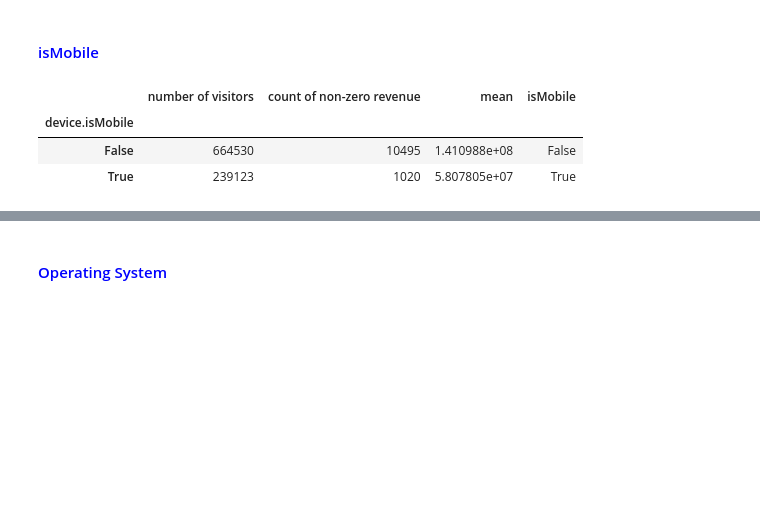
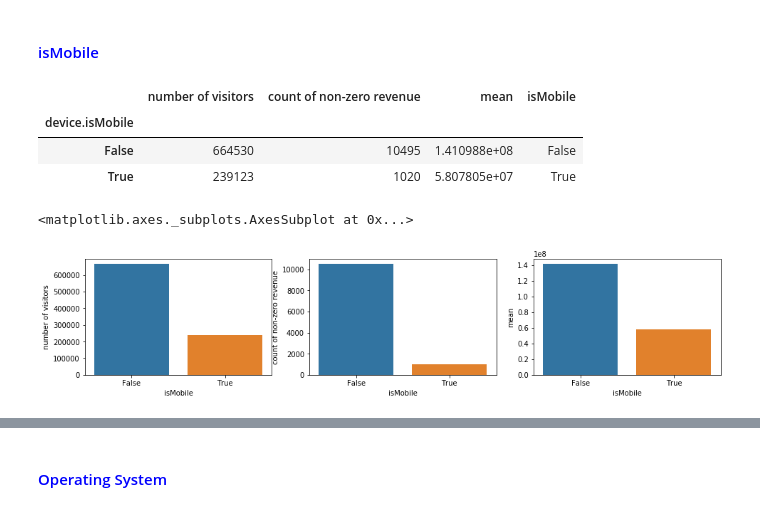
Before and after one commit to Aries0331/RevenuePrediction_GStore, a Jupyter notebook: main.ipynb, the cells around one changed output, grey strips where cells are left out. Saved outputs shown, nothing was run; the diff lists cells and outputs as text; code cells hidden in the pictures; blank space fills up the shorter version.

```diff
--- a/main.ipynb
+++ b/main.ipynb
@@ -354,4 +354,12 @@ isMobile_group
 | device.isMobile |  |  |  |  |
 | False | 664530 | 10495 | 1.410988e+08 | False |
 | True | 239123 | 1020 | 5.807805e+07 | True |
+# %%
+f, axes = plt.subplots(1, 3, figsize=(16,3))
+sns.barplot(x="isMobile",y="number of visitors",data=isMobile_group,ax=axes[0])
+sns.barplot(x="isMobile",y="count of non-zero revenue",data=isMobile_group,ax=axes[1])
+sns.barplot(x="isMobile",y="mean",data=isMobile_group,ax=axes[2])
+# %% [output]
+<matplotlib.axes._subplots.AxesSubplot at 0x...>
+[figure, added]
 # %%
```
Also changed, not shown: parts of 36 cells of this notebook.
